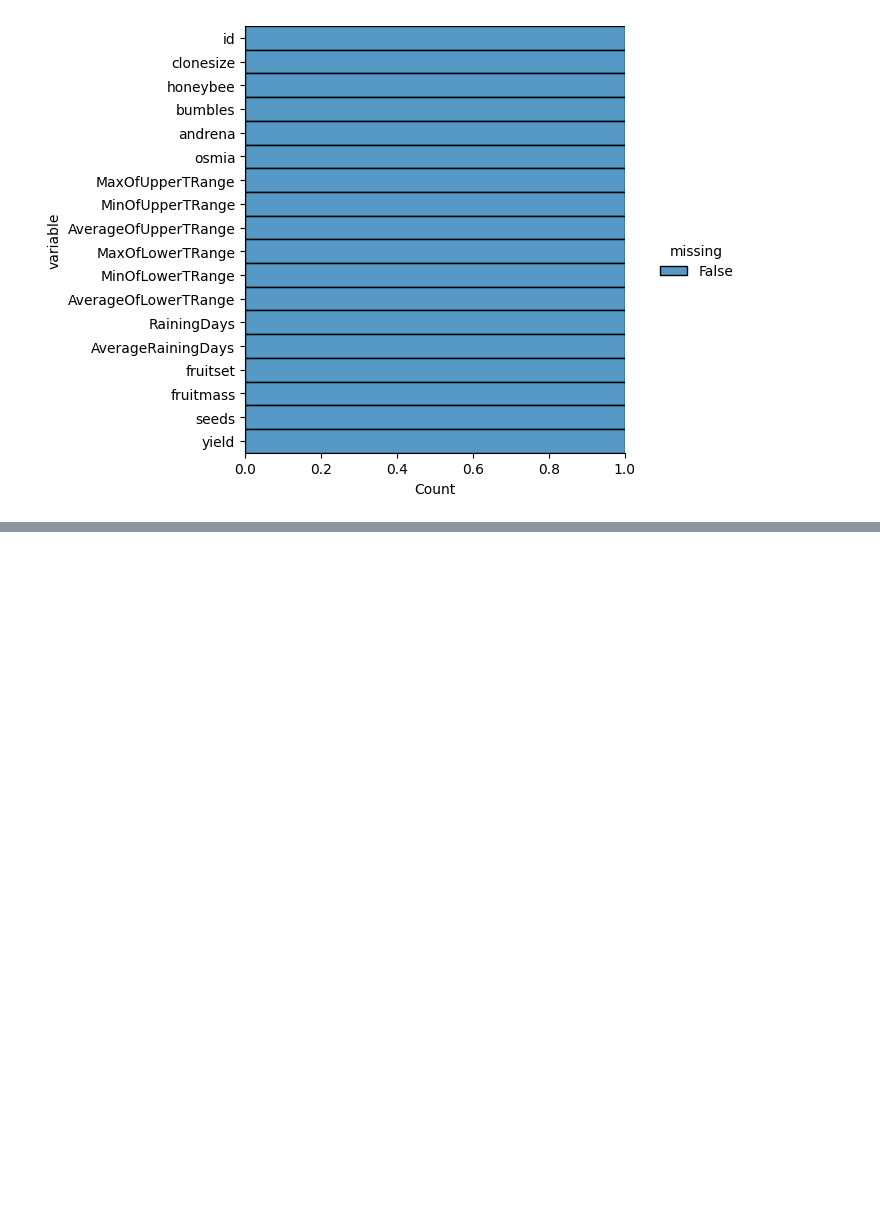
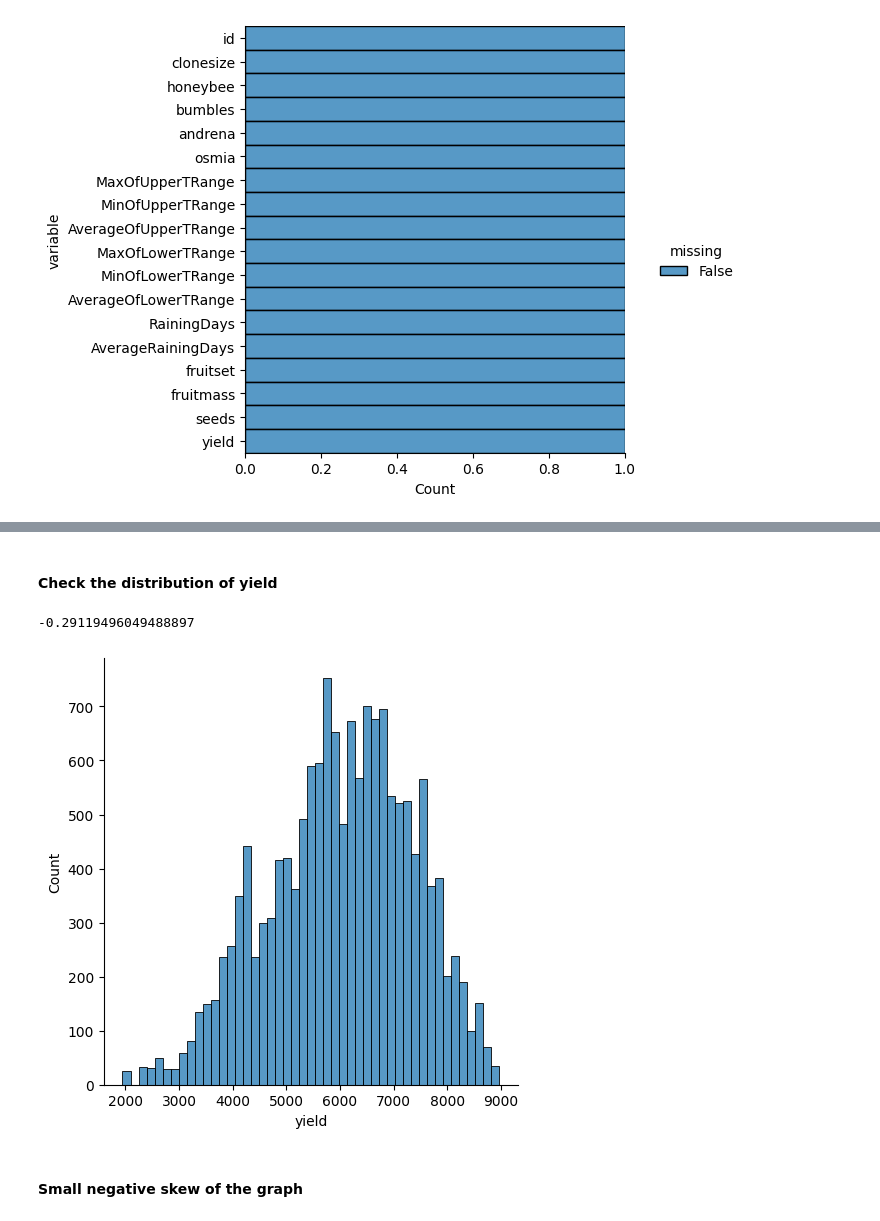
Before and after one commit to mar-sv/personal_projects, a Jupyter notebook: predict_blueberry_yield/blueberry.ipynb, the cells around one changed output, grey strips where cells are left out. Saved outputs shown, nothing was run; the diff lists cells and outputs as text; code cells hidden in the pictures; blank space fills up the shorter version.

```diff
--- a/predict_blueberry_yield/blueberry.ipynb
+++ b/predict_blueberry_yield/blueberry.ipynb
@@ -52,0 +56,10 @@ Name: yield, dtype: float64
+# %% [markdown]
+#### **Check the distribution of yield**
+# %%
+sns.displot(blueberry_df['yield'])
+print(blueberry_df['yield'].skew())
+# %% [output]
+-0.29119496049488897
+[figure, added]
+# %% [markdown]
+#### **Small negative skew of the graph**
```
Also changed, not shown: parts of 13 cells of this notebook, 55 other files.
